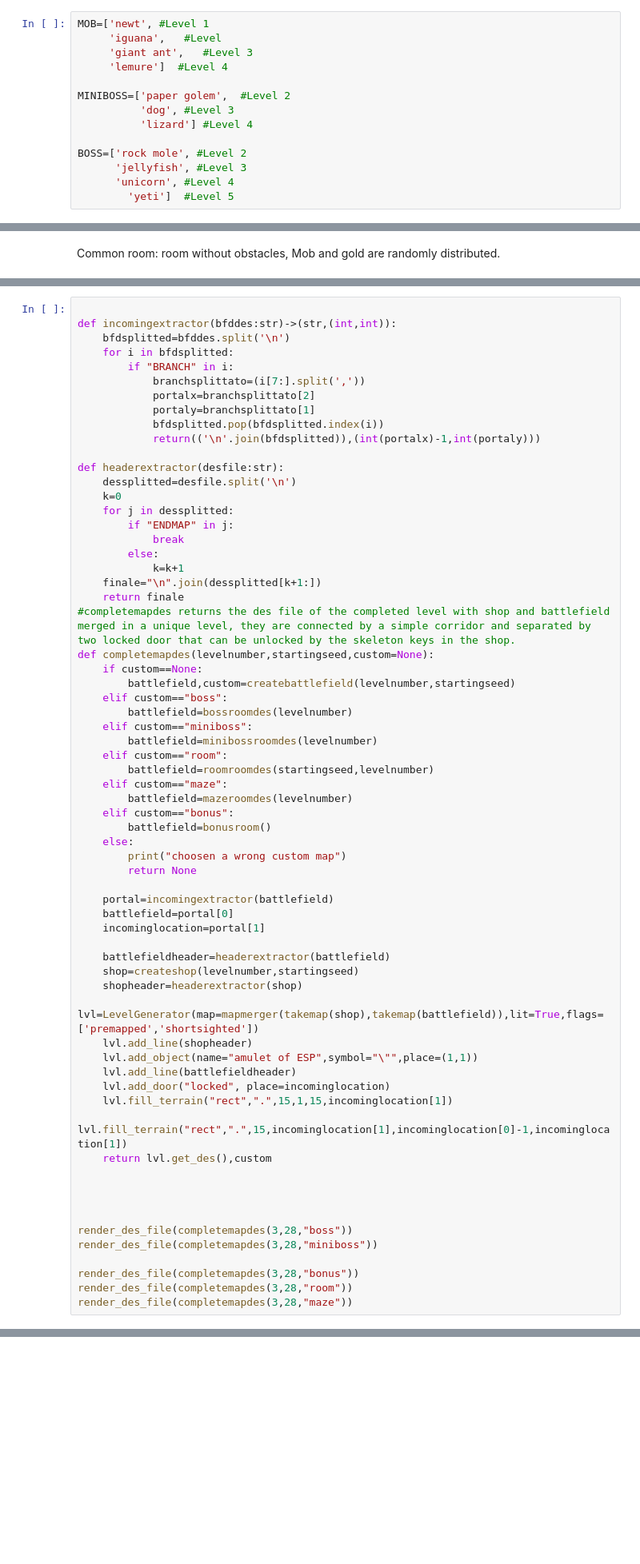
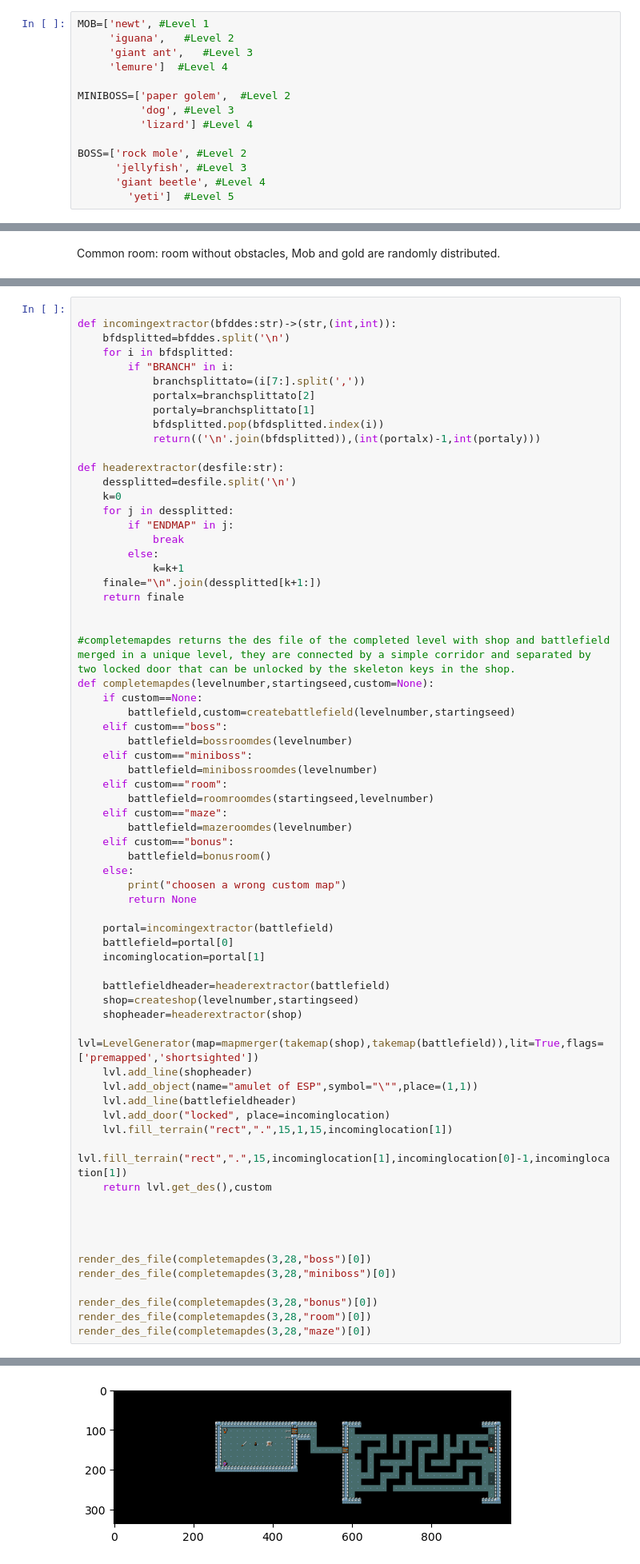
Before and after one commit to ff-falco/AIFPROJ2023, a Jupyter notebook: LEVELGENERATOR/levelgenerator.ipynb, the cells around one changed output, grey strips where cells are left out. Shown: that part at 80% size. Saved outputs shown, nothing was run; the diff lists cells and outputs as text; blank space fills up the shorter version.

```diff
--- a/LEVELGENERATOR/levelgenerator.ipynb
+++ b/LEVELGENERATOR/levelgenerator.ipynb
@@ -284,7 +309,7 @@ In each possible level it can happen:
 Next we define the complete list of monsters, in ascending order by difficulty.
 # %%
 MOB=['newt', #Level 1
-     'iguana',   #Level
+     'iguana',   #Level 2
      'giant ant',   #Level 3
      'lemure']  #Level 4
 
@@ -294,7 +319,7 @@ MINIBOSS=['paper golem',  #Level 2
 
 BOSS=['rock mole', #Level 2
       'jellyfish', #Level 3
-      'unicorn', #Level 4
+      'giant beetle', #Level 4
         'yeti']  #Level 5
 # %%
 minibossmap="""                    ||||||||||||
@@ -602,6 +723,8 @@ def headerextractor(desfile:str):
             k=k+1
     finale="\n".join(dessplitted[k+1:])
     return finale
+
+
 #completemapdes returns the des file of the completed level with shop and battlefield merged in a unique level, they are connected by a simple corridor and separated by two locked door that can be unlocked by the skeleton keys in the shop.
 def completemapdes(levelnumber,startingseed,custom=None):
     if custom==None:
@@ -639,9 +762,10 @@ def completemapdes(levelnumber,startingseed,custom=None):
 
 
 
-render_des_file(completemapdes(3,28,"boss"))
-render_des_file(completemapdes(3,28,"miniboss"))
+render_des_file(completemapdes(3,28,"boss")[0])
+render_des_file(completemapdes(3,28,"miniboss")[0])
 
-render_des_file(completemapdes(3,28,"bonus"))
-render_des_file(completemapdes(3,28,"room"))
-render_des_file(completemapdes(3,28,"maze"))
+render_des_file(completemapdes(3,28,"bonus")[0])
+render_des_file(completemapdes(3,28,"room")[0])
+render_des_file(completemapdes(3,28,"maze")[0])
+# %% [output]
@@ -648,3 +789,4 @@ render_des_file(completemapdes(3,28,"maze"))
+[figure, added]
 # %% [markdown]
 IN ORDER TO CREATE A NEW VALID DES CALL: completemapdes(1,20)
 IF A SPECIFIC TYPE OF LEVEL IS REQUIRED ADD THE ARGUMENT ("room","maze","boss","miniboss","bonus") AS THE LAST ARGUMENT.
```
Also changed, not shown: parts of 19 cells of this notebook, 1 other file.
